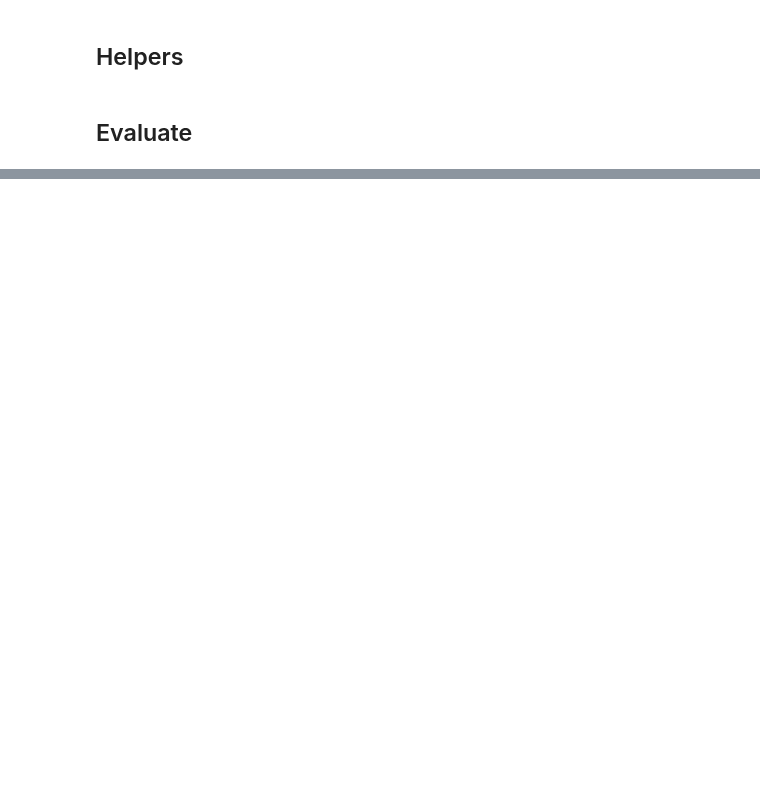
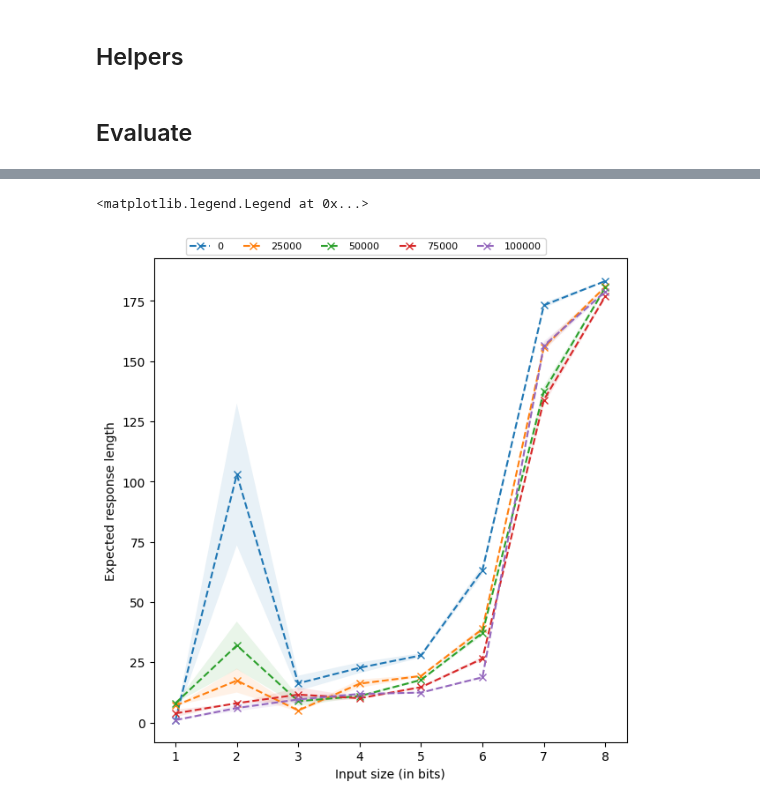
Before and after one commit to chanb/scaling_jax, a Jupyter notebook: src/evaluations/evaluate_addition.ipynb, the cells around one changed output, grey strips where cells are left out. Cells and saved outputs as stored; diff of their text form; code cells hidden in the pictures; blank space fills up the shorter version.

Commit message:
Plotting

```diff
--- a/src/evaluations/evaluate_addition.ipynb
+++ b/src/evaluations/evaluate_addition.ipynb
@@ -213,7 +213,8 @@ def evaluate(
 base_path = "/home/bryanpu1/projects/iclr_2026/icl_architecture/scaling_jax/results"
 
 algo_name = "addition-debug_no_eos"
-run_name = "ppo-test-max_int_64-scratch-64_rollouts-09-11-25_09_30_35-96129b62-66f9-4fbf-a96f-63e40b8977b5"
+# run_name = "ppo-test-max_int_64-scratch-64_rollouts-09-11-25_09_30_35-96129b62-66f9-4fbf-a96f-63e40b8977b5"
+run_name = "ppo-test-max_int_64-load_from_64-bs_512-09-13-25_18_58_50-227355d3-e9a6-4586-b178-b42b7ad7a1f3"
 
 learner_path = os.path.join(base_path, algo_name, run_name)
 # %%
@@ -319,8 +327,16 @@ fig, ax = plt.subplots(1, 1, layout="constrained", figsize=(6, 6))
 skip_step = 5
 checkpoint_interval = config_dict["logging_config"]["checkpoint_interval"]
 prompt_lengths = np.argmax(batch["sequence"], axis=-1) // 2 - 1
+
+last_checkpoint = max(list(all_res["metrics"].keys()))
+# checkpoints = [0, 2, 5, 10, 19, 20]
 for checkpoint_i, curr_metric in all_res["metrics"].items():
-    if checkpoint_i > 0 and (checkpoint_i + 1) % skip_step != 0:
+    if (
+        checkpoint_i != last_checkpoint
+        and checkpoint_i > 0
+        and checkpoint_i % skip_step != 0
+    ):
+    # if checkpoint_i not in checkpoints:
         continue
 
     input_length_range = sorted(curr_metric.keys())
@@ -334,36 +350,36 @@ for checkpoint_i, curr_metric in all_res["metrics"].items():
             ),
         ))
 
     expected_response_lengths = np.array(expected_response_lengths)
-
-    if expected_response_lengths.shape[0] == 0:
-        continue
 
     ax.plot(
         input_length_range,
         expected_response_lengths[:, 0],
         marker="x",
         linestyle="--",
         label=f"{checkpoint_i * checkpoint_interval}",
     )
     ax.fill_between(
         input_length_range,
         expected_response_lengths[:, 0] + expected_response_lengths[:, 1],
         expected_response_lengths[:, 0] - expected_response_lengths[:, 1],
         alpha=0.1,
     )
     ax.set_xticks(input_length_range)
     ax.set_ylabel("Expected response length")
     ax.set_xlabel("Input size (in bits)")
 
 fig.legend(
     bbox_to_anchor=(0.0, 1.0, 1.0, 0.0),
     loc="lower center",
     ncols=7,
     borderaxespad=0.0,
     frameon=True,
     fontsize="8",
 )
+# %% [output]
+<matplotlib.legend.Legend at 0x...>
+[figure, added]
 # %%
 fig, ax = plt.subplots(1, 1, layout="constrained", figsize=(6, 6))
 
```
Also changed, not shown: parts of 5 cells of this notebook, 1 other file.
